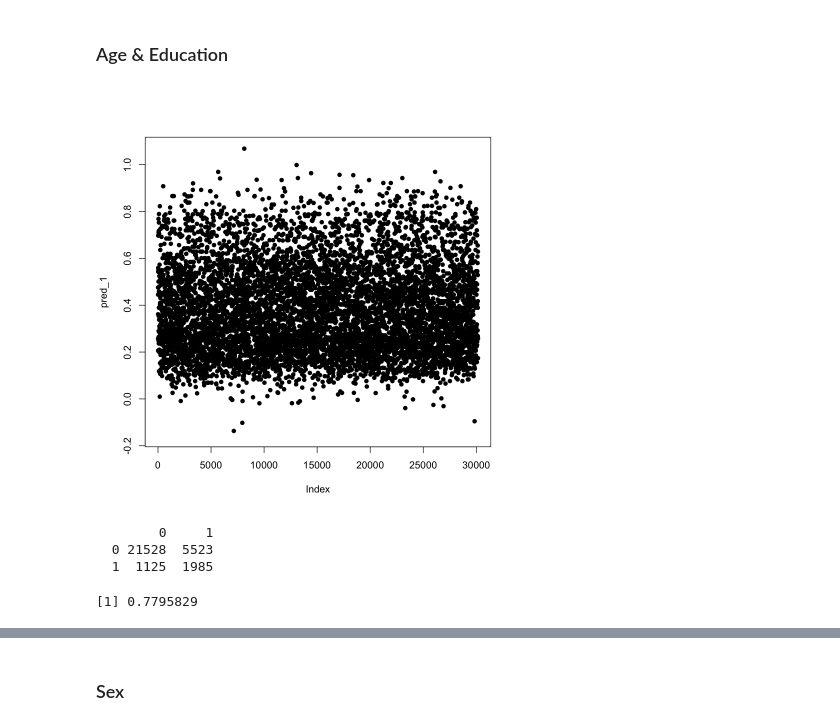
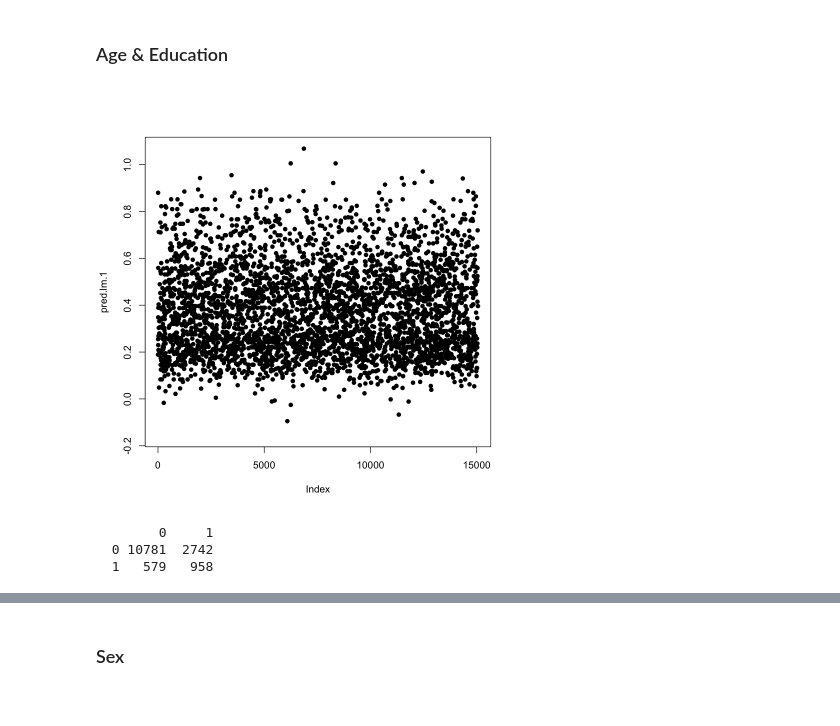
Before and after one commit to fiminka/Data-Mining-project, a Jupyter notebook: Wika.ipynb, the cells around one changed output, grey strips where cells are left out. Saved outputs shown, nothing was run; the diff lists cells and outputs as text; code cells hidden in the pictures.

```diff
--- a/Wika.ipynb
+++ b/Wika.ipynb
@@ -57,0 +79,8 @@ adult_data$income_binary <- as.integer(as.numeric(adult_data$income) - 1)
+# %%
+adult_data <- subset(adult_data, select = -capital.gain)
+adult_test <- subset(adult_test, select = -capital.gain)
+adult_data <- subset(adult_data, select = -capital.loss)
+adult_test <- subset(adult_test, select = -capital.loss)
+# %%
+adult_data <- subset(adult_data, select = -income)
+adult_test <- subset(adult_test, select = -income)
@@ -84,20 +123,16 @@ A data.frame: 30161 × 15
 # %% [markdown]
 ### Age & Education
 # %%
-model.1 <- lm(income_binary ~ age + education, data=adult_data)
+model.lm.1 <- lm(income_binary ~ age + education, data=adult_data)
 # %%
-pred_1 <- predict(model.1, adult_data)
+pred.lm.1 <- predict(model.lm.1, adult_test)
 # %%
-plot(pred_1, col=adult_data$income_binary, pch=16)
+plot(pred.lm.1, col=adult_test$income_binary, pch=16)
 # %% [output]
-[figure, old version]
+[figure, new version]
 # %%
-(confusion.matrix1 <- table(round(pred_1), adult_data$income_binary))
+(confusion.matrix.lm.1 <- table(round(pred.lm.1), adult_test$income_binary))
 # %% [output]
         0     1
-  0 21528  5523
-  1  1125  1985
+  0 10781  2742
+  1   579   958
-# %%
-(accuracy1 <- sum(diag(confusion.matrix1))/sum(confusion.matrix1))
-# %% [output]
-[1] 0.7795829
```
Also changed, not shown: parts of 79 cells of this notebook, 2 other files.
